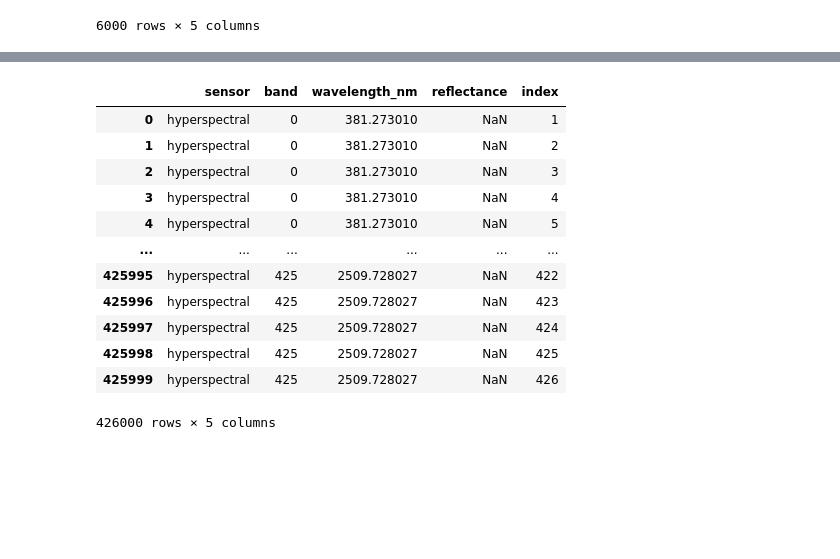
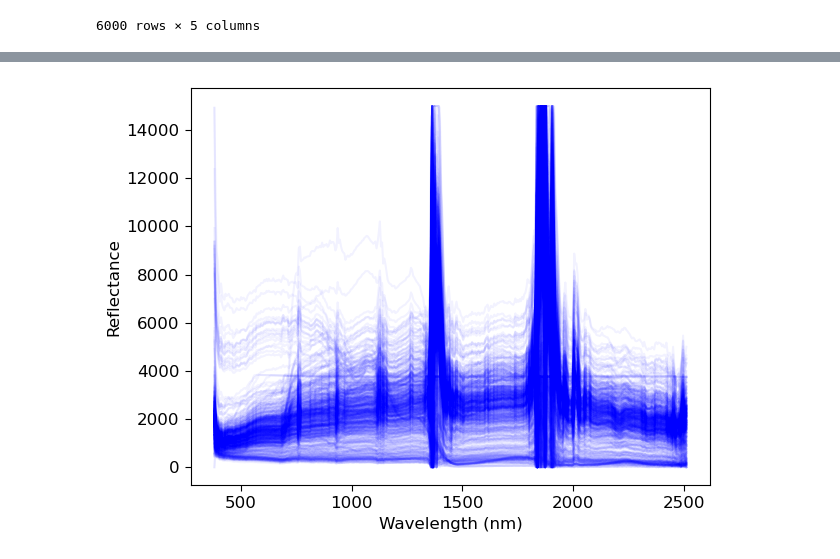
Before and after one commit to earthlab/cross-sensor-cal, a Jupyter notebook: plot_resample.ipynb, the cells around one changed output, grey strips where cells are left out. Saved outputs shown, nothing was run; the diff lists cells and outputs as text; code cells hidden in the pictures; blank space fills up the shorter version.

Commit message:
plotty plot plot

```diff
--- a/plot_resample.ipynb
+++ b/plot_resample.ipynb
@@ -189,30 +189,21 @@ prepared_or_accessed_data.tail(430)
 430 rows × 5 columns
-# %%
-import matplotlib.pyplot as plt
-import numpy as np
-
-# First, ensure -9999 values are replaced with np.nan
-prepared_or_accessed_data['reflectance'] = prepared_or_accessed_data['reflectance'].replace(-9999, np.nan)
-prepared_or_accessed_data
-# %% [output]
-|  | sensor | band | wavelength_nm | reflectance | index |
-| 0 | hyperspectral | 0 | 381.273010 | NaN | 1 |
-| 1 | hyperspectral | 0 | 381.273010 | NaN | 2 |
-| 2 | hyperspectral | 0 | 381.273010 | NaN | 3 |
-| 3 | hyperspectral | 0 | 381.273010 | NaN | 4 |
-| 4 | hyperspectral | 0 | 381.273010 | NaN | 5 |
-| ... | ... | ... | ... | ... | ... |
-| 425995 | hyperspectral | 425 | 2509.728027 | NaN | 422 |
-| 425996 | hyperspectral | 425 | 2509.728027 | NaN | 423 |
-| 425997 | hyperspectral | 425 | 2509.728027 | NaN | 424 |
-| 425998 | hyperspectral | 425 | 2509.728027 | NaN | 425 |
-| 425999 | hyperspectral | 425 | 2509.728027 | NaN | 426 |
-426000 rows × 5 columns
 # %%
-# Assuming each row in your DataFrame is what you refer to as an "index number"
-for index, row in prepared_or_accessed_data.iterrows():
-    plt.plot(row['wavelength_nm'], row['reflectance'], alpha=1)
+def plot_spectral_data(df):
+    # Replace -9999 values with NaN
+    df['reflectance'] = df['reflectance'].replace(-9999, np.nan)
 
-plt.xlabel('Wavelength (nm)')
-plt.ylabel('Reflectance')
-plt.show()
+    unique_indices = df['index'].unique()  # Consider limiting the unique indices if needed
+
+    for idx in unique_indices:
+        subset = df[df['index'] == idx]
+        plt.plot(subset['wavelength_nm'], subset['reflectance'], label=f'Index {idx}', alpha=0.05, color="blue")
+
+    plt.xlabel('Wavelength (nm)')
+    plt.ylabel('Reflectance')
+    plt.tight_layout()
+    plt.show()
+
+# Example usage
+plot_spectral_data(prepared_or_accessed_data)
+# %% [output]
+[figure, added]
```
Also changed, not shown: parts of 2 cells of this notebook.
